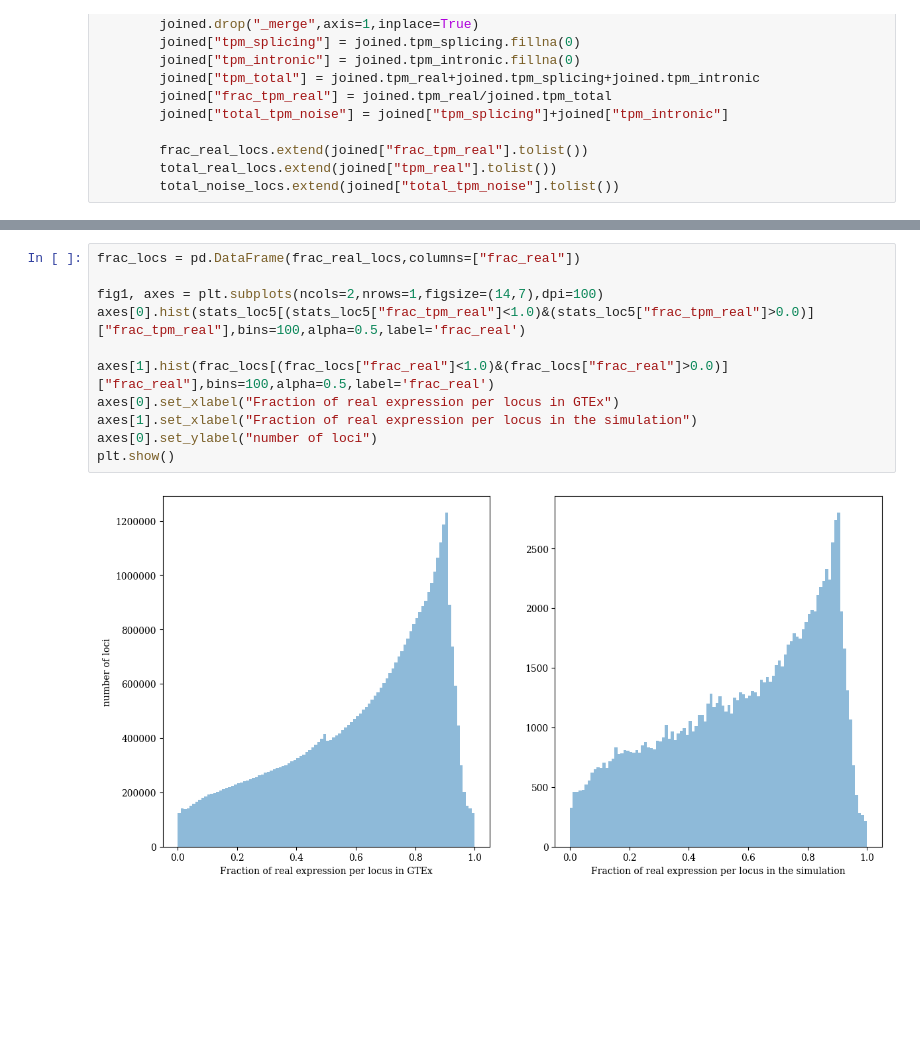
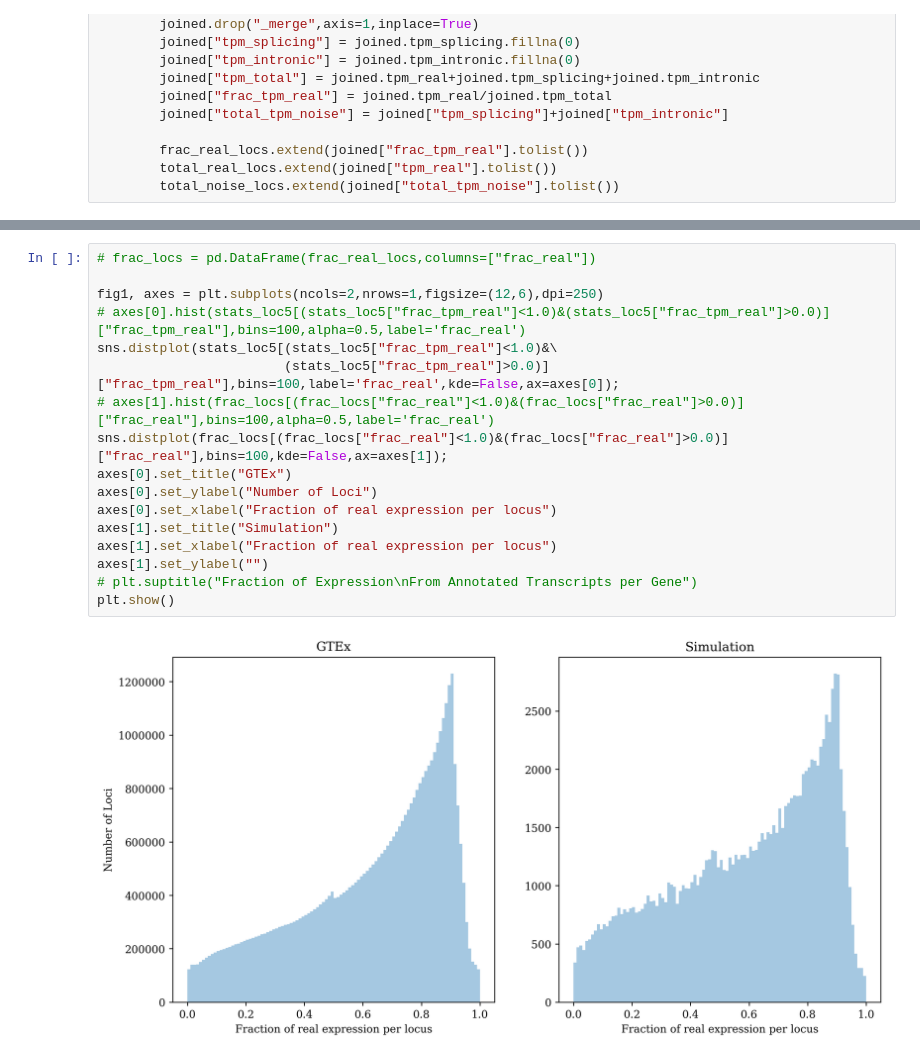
Before and after one commit to alevar/tx_noise, a Jupyter notebook: notebooks/simulation_stage5_results.ipynb, the cells around one changed output, grey strips where cells are left out. Drawn from its saved outputs; the diff is of its cells as text; blank space fills up the shorter version.

Commit message:
updated simulation notebooks to the latest

```diff
--- a/notebooks/simulation_stage5_results.ipynb
+++ b/notebooks/simulation_stage5_results.ipynb
@@ -270,13 +338,19 @@ plt.show()
 # %%
-frac_locs = pd.DataFrame(frac_real_locs,columns=["frac_real"])
+# frac_locs = pd.DataFrame(frac_real_locs,columns=["frac_real"])
 
-fig1, axes = plt.subplots(ncols=2,nrows=1,figsize=(14,7),dpi=100)
-axes[0].hist(stats_loc5[(stats_loc5["frac_tpm_real"]<1.0)&(stats_loc5["frac_tpm_real"]>0.0)]["frac_tpm_real"],bins=100,alpha=0.5,label='frac_real')
-
-axes[1].hist(frac_locs[(frac_locs["frac_real"]<1.0)&(frac_locs["frac_real"]>0.0)]["frac_real"],bins=100,alpha=0.5,label='frac_real')
-axes[0].set_xlabel("Fraction of real expression per locus in GTEx")
-axes[1].set_xlabel("Fraction of real expression per locus in the simulation")
-axes[0].set_ylabel("number of loci")
+fig1, axes = plt.subplots(ncols=2,nrows=1,figsize=(12,6),dpi=250)
+# axes[0].hist(stats_loc5[(stats_loc5["frac_tpm_real"]<1.0)&(stats_loc5["frac_tpm_real"]>0.0)]["frac_tpm_real"],bins=100,alpha=0.5,label='frac_real')
+sns.distplot(stats_loc5[(stats_loc5["frac_tpm_real"]<1.0)&\
+                        (stats_loc5["frac_tpm_real"]>0.0)]["frac_tpm_real"],bins=100,label='frac_real',kde=False,ax=axes[0]);
+# axes[1].hist(frac_locs[(frac_locs["frac_real"]<1.0)&(frac_locs["frac_real"]>0.0)]["frac_real"],bins=100,alpha=0.5,label='frac_real')
+sns.distplot(frac_locs[(frac_locs["frac_real"]<1.0)&(frac_locs["frac_real"]>0.0)]["frac_real"],bins=100,kde=False,ax=axes[1]);
+axes[0].set_title("GTEx")
+axes[0].set_ylabel("Number of Loci")
+axes[0].set_xlabel("Fraction of real expression per locus")
+axes[1].set_title("Simulation")
+axes[1].set_xlabel("Fraction of real expression per locus")
+axes[1].set_ylabel("")
+# plt.suptitle("Fraction of Expression\nFrom Annotated Transcripts per Gene")
 plt.show()
 # %% [output]
-[figure, old version]
+[figure, new version]
```
Also changed, not shown: parts of 19 cells of this notebook, 11 other files.
